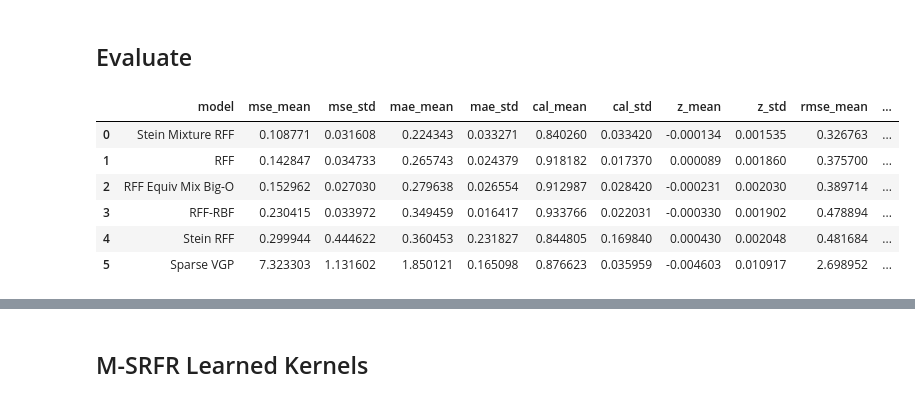
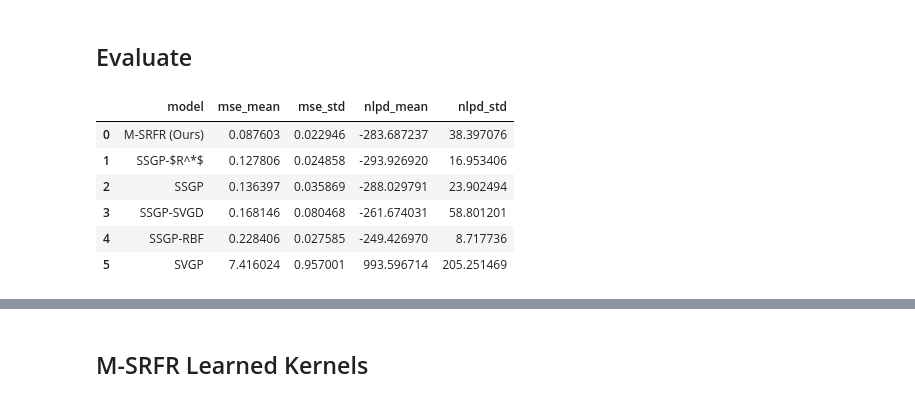
Before and after one commit to houstonwarren/m-srfr, a Jupyter notebook: experiments/energy/energy.ipynb, the cells around one changed output, grey strips where cells are left out. Cells and saved outputs as stored; diff of their text form; code cells hidden in the pictures.

```diff
--- a/experiments/energy/energy.ipynb
+++ b/experiments/energy/energy.ipynb
@@ -483,16 +500,16 @@ res_df["log_mse"] = np.log(res_df["mse"])
 # %%
 sum_df = res_df.groupby("model").agg(["mean", "std"])
 sum_df.columns = sum_df.columns.map(lambda x: '_'.join(x) if isinstance(x, tuple) else x)
 sum_df = sum_df.sort_values("rmse_mean", ascending=True).reset_index()
-sum_df[['model', 'rmse_mean', 'rmse_std', "nlpd_mean", "nlpd_std"]]
+sum_df[['model', 'mse_mean', 'mse_std', "nlpd_mean", "nlpd_std"]]
 # %% [output]
-|  | model | mse_mean | mse_std | mae_mean | mae_std | cal_mean | cal_std | z_mean | z_std | rmse_mean | ... |
-| 0 | Stein Mixture RFF | 0.108771 | 0.031608 | 0.224343 | 0.033271 | 0.840260 | 0.033420 | -0.000134 | 0.001535 | 0.326763 | ... |
-| 1 | RFF | 0.142847 | 0.034733 | 0.265743 | 0.024379 | 0.918182 | 0.017370 | 0.000089 | 0.001860 | 0.375700 | ... |
-| 2 | RFF Equiv Mix Big-O | 0.152962 | 0.027030 | 0.279638 | 0.026554 | 0.912987 | 0.028420 | -0.000231 | 0.002030 | 0.389714 | ... |
-| 3 | RFF-RBF | 0.230415 | 0.033972 | 0.349459 | 0.016417 | 0.933766 | 0.022031 | -0.000330 | 0.001902 | 0.478894 | ... |
-| 4 | Stein RFF | 0.299944 | 0.444622 | 0.360453 | 0.231827 | 0.844805 | 0.169840 | 0.000430 | 0.002048 | 0.481684 | ... |
-| 5 | Sparse VGP | 7.323303 | 1.131602 | 1.850121 | 0.165098 | 0.876623 | 0.035959 | -0.004603 | 0.010917 | 2.698952 | ... |
+|  | model | mse_mean | mse_std | nlpd_mean | nlpd_std |
+| 0 | M-SRFR (Ours) | 0.087603 | 0.022946 | -283.687237 | 38.397076 |
+| 1 | SSGP-$R^*$ | 0.127806 | 0.024858 | -293.926920 | 16.953406 |
+| 2 | SSGP | 0.136397 | 0.035869 | -288.029791 | 23.902494 |
+| 3 | SSGP-SVGD | 0.168146 | 0.080468 | -261.674031 | 58.801201 |
+| 4 | SSGP-RBF | 0.228406 | 0.027585 | -249.426970 | 8.717736 |
+| 5 | SVGP | 7.416024 | 0.957001 | 993.596714 | 205.251469 |
 # %%
 unique_models = res_df["model"].unique()
 colors = sns.color_palette("hls", len(unique_models))
```
Also changed, not shown: parts of 5 cells of this notebook, 1 other file.
